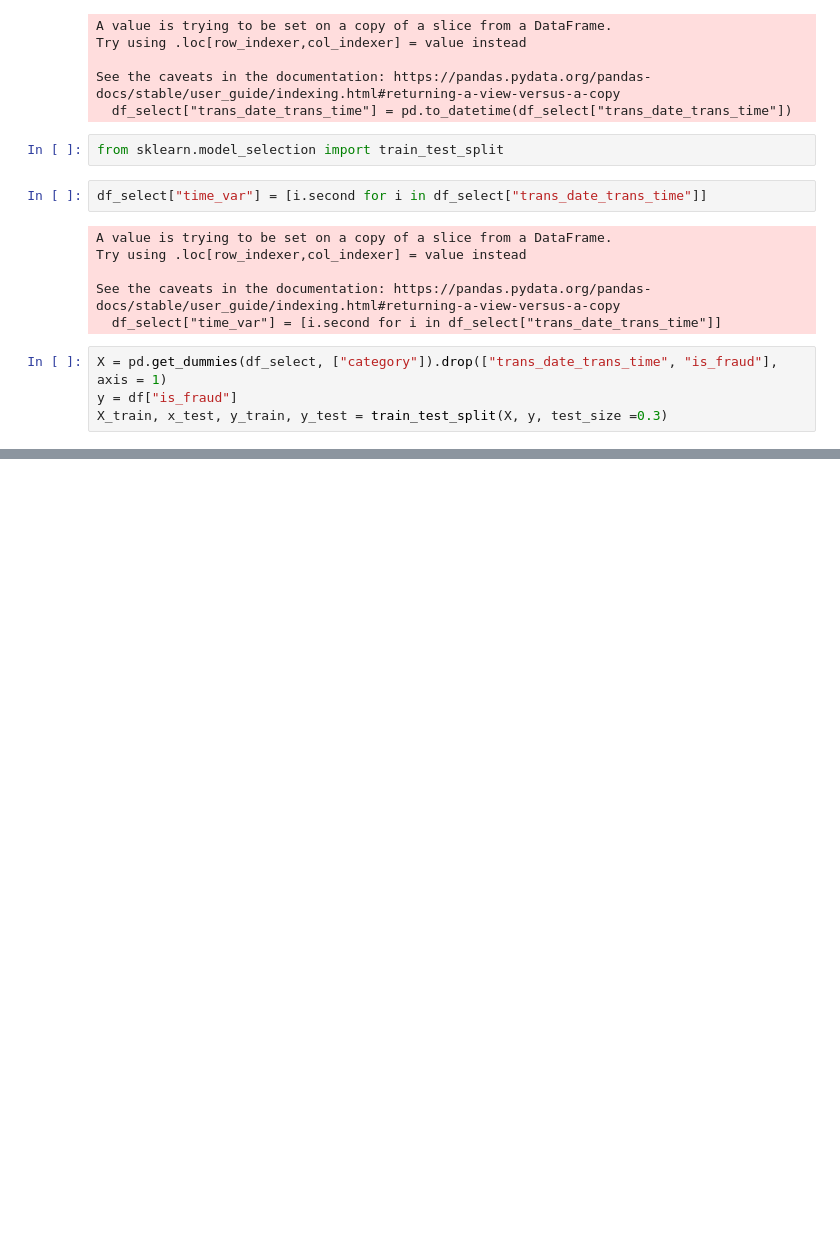
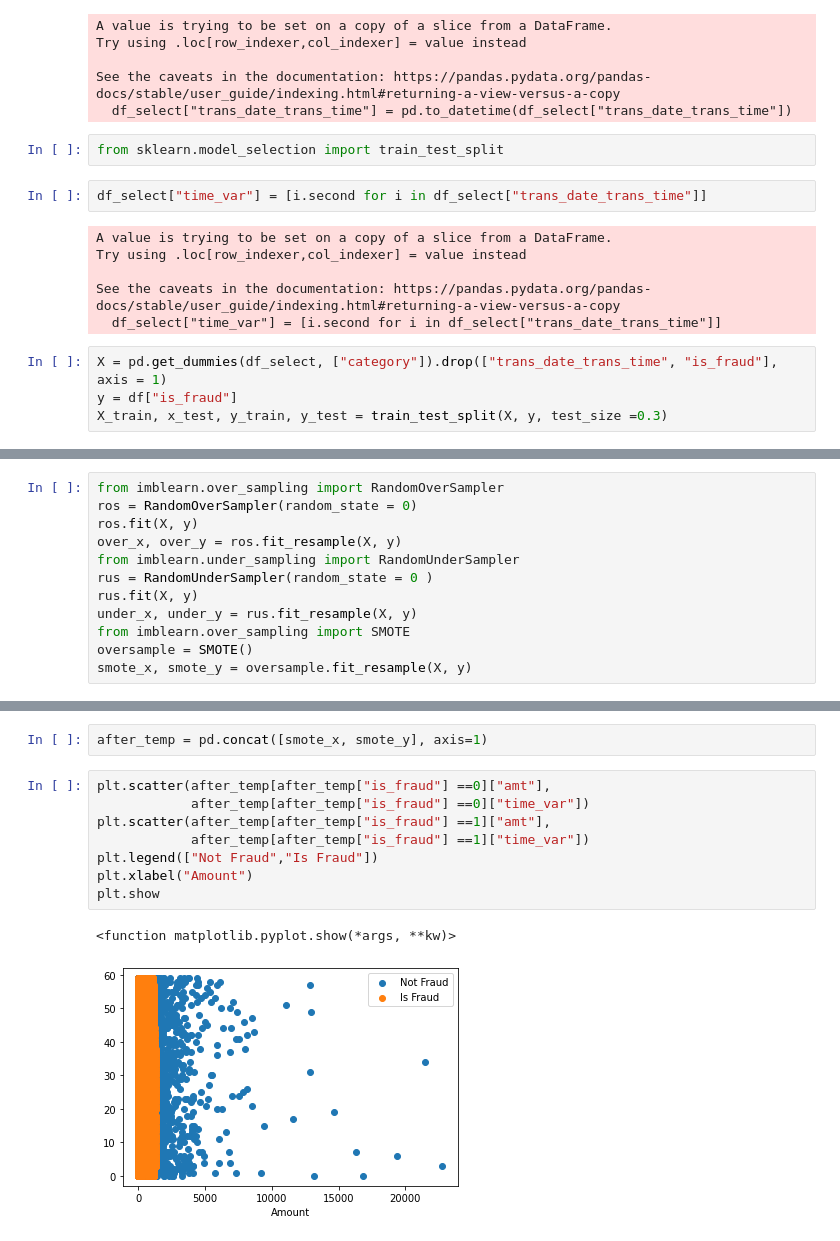
Before and after one commit to hidensuport/Hello-story-, a Jupyter notebook: inclass3.ipynb, the cells around one changed output, grey strips where cells are left out. Drawn from its saved outputs; the diff is of its cells as text; blank space fills up the shorter version.

```diff
--- a/inclass3.ipynb
+++ b/inclass3.ipynb
@@ -56 +74,13 @@ X_train, x_test, y_train, y_test = train_test_split(X, y, test_size =0.3)
+# %%
+from imblearn.over_sampling import RandomOverSampler
+ros = RandomOverSampler(random_state = 0)
+ros.fit(X, y)
+over_x, over_y = ros.fit_resample(X, y)
+from imblearn.under_sampling import RandomUnderSampler
+rus = RandomUnderSampler(random_state = 0 )
+rus.fit(X, y)
+under_x, under_y = rus.fit_resample(X, y)
+from imblearn.over_sampling import SMOTE
+oversample = SMOTE()
+smote_x, smote_y = oversample.fit_resample(X, y)
 # %% [markdown]
@@ -151,0 +149,13 @@ Since most of the coef is 0, the use of lasso data is garbage. I would not use i
+# %%
+after_temp = pd.concat([smote_x, smote_y], axis=1)
+# %%
+plt.scatter(after_temp[after_temp["is_fraud"] ==0]["amt"],
+            after_temp[after_temp["is_fraud"] ==0]["time_var"])
+plt.scatter(after_temp[after_temp["is_fraud"] ==1]["amt"],
+            after_temp[after_temp["is_fraud"] ==1]["time_var"])
+plt.legend(["Not Fraud","Is Fraud"])
+plt.xlabel("Amount")
+plt.show
+# %% [output]
+<function matplotlib.pyplot.show(*args, **kw)>
+[figure, added]
```
Also changed, not shown: parts of 31 cells of this notebook.
